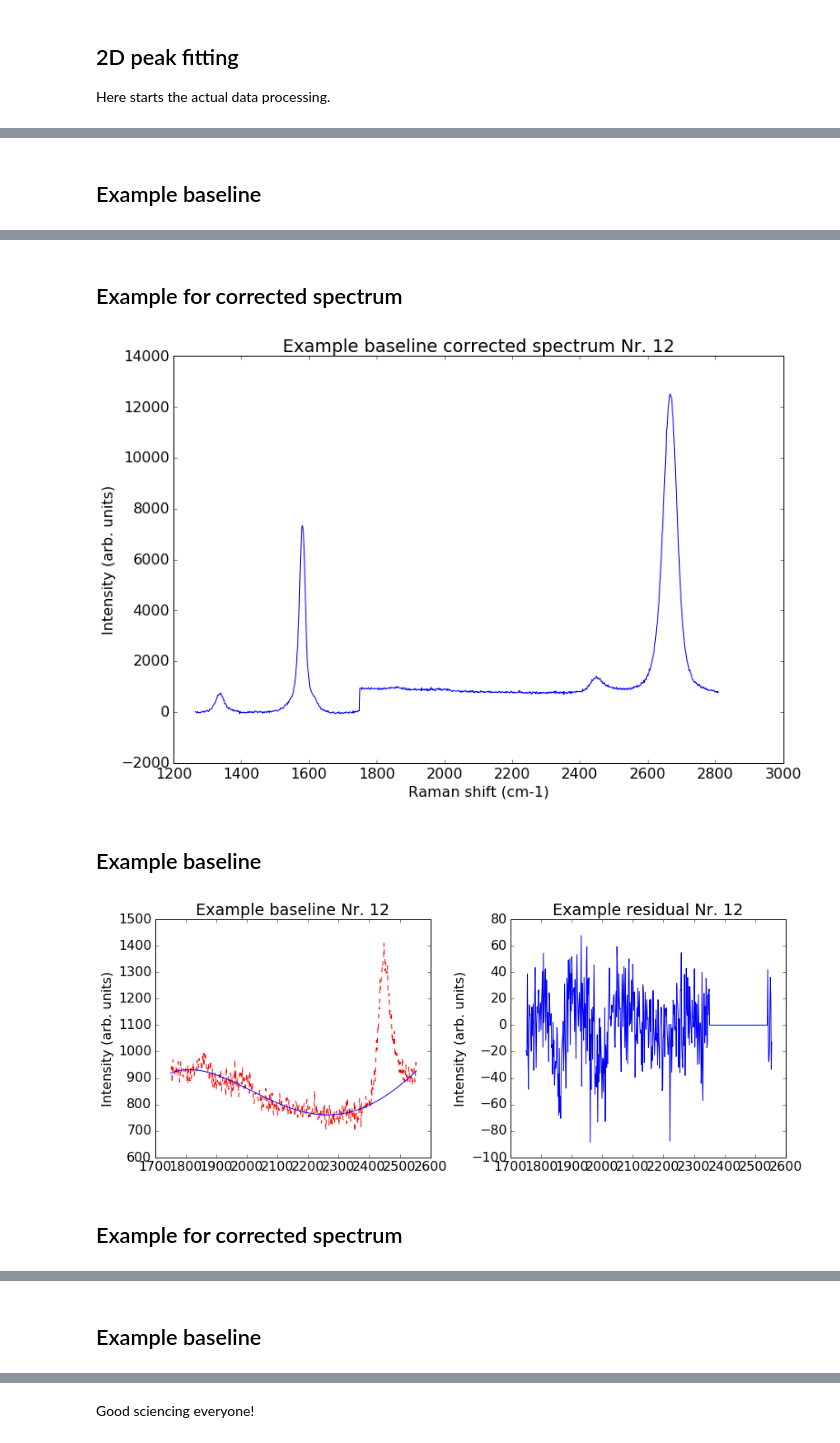
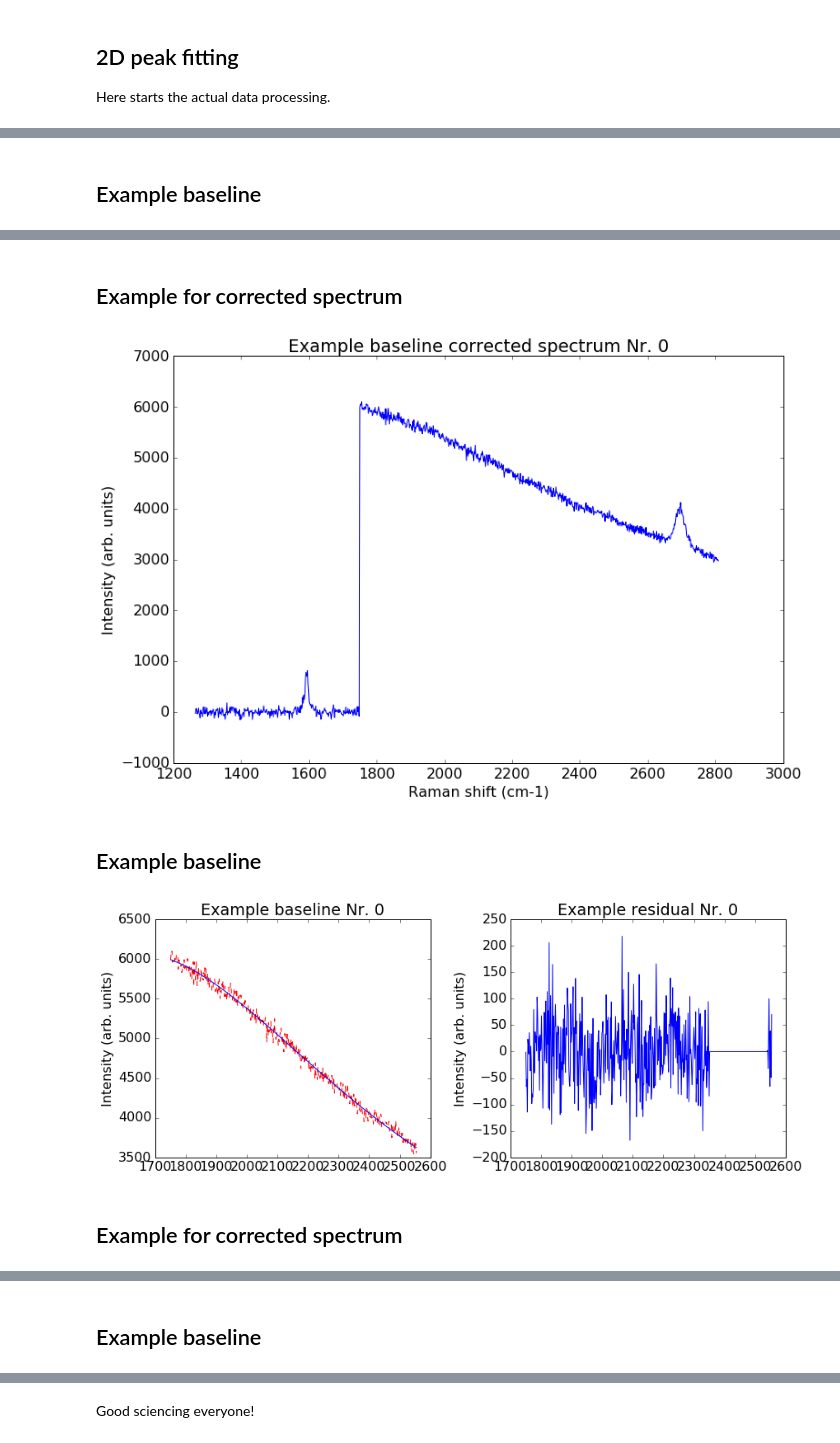
Before and after one commit to graphenestandards/raman, a Jupyter notebook: DtoG-2Dsymetry.ipynb, the cells around one changed output, grey strips where cells are left out. Drawn from its saved outputs; the diff is of its cells as text; code cells hidden in the pictures.

```diff
--- a/DtoG-2Dsymetry.ipynb
+++ b/DtoG-2Dsymetry.ipynb
@@ -126,12 +127,13 @@ TASK = {
     'ramanshift_column': 2,
     'ramanintensity_column': 3,
 
-    #Set to the number of polynomial for baseline subtraction, 0 for no baseline
+    #Set to the order of polynomial for baseline subtraction, 0 for no baseline
     #Maxium allowed value is 7
+    #Note that this is ignored if a partially defined baseline is used
     'baselineOrder': 6,
 
     #Minimum signal-to-noise ratio, if 0 all speactra are used
-    'snr': 5000,
+    'snr': 10,
 
     #The minimum number of remaining spectra after signal-to-noise selection
     'minimumStatisctics': 10,
@@ -153,7 +155,7 @@ BASELINE = [
         #and has
         'polynomialOrder': 2,
         #and requires minimum signal-to-noise ratio
-        'snr': 500  #which can be 0 to include all spectra
+        'snr': 10  #which can be 0 to include all spectra
     },
     {
         'untilX': 2555.0,
@@ -163,7 +165,7 @@ BASELINE = [
     {
         'untilX': 2810.0,
         'polynomialOrder': 1,
-        'snr': 500
+        'snr': 10
     }
 ]
 # %%
@@ -203,6 +199,7 @@ class Dataset:
 
         self.data, self.numberOfDatasets = self.readDatasets(self.task)
         self.datasetX, self.datasetY, self.posX, self.posY = self.prepareDatasets(self.data, self.task)
+        self.avgY = np.average(self.datasetY, axis=0)
 
         self.setWeights(self.task.get('peaks'))
 
@@ -302,6 +299,8 @@ class Dataset:
 
         return (x, y, posx, posy)
 
+    def updateAvgSpec(self):
+        self.avgY = np.average(self.datasetY, axis=0)
 
     def setWeights(self, peaks):
         """Set weights arrays
@@ -394,7 +393,7 @@ class Dataset:
 
                 baseline = mod.eval(modResult.params, x=cutDatasetX[i,:])
 
-                if not exampleSpec == None and i == exampleSpec:
+                if exampleSpec is not None and i == exampleSpec:
                     exampleBaselineData = mod.eval(modResult.params, x=cutDatasetX[i,:])
                     exampleResiduals = modResult.residual
 
@@ -535,6 +534,8 @@ class Dataset:
         self.datasetX = x
         self.datasetY = y
 
+        self.updateAvgSpec()
+
 
     #instead of a single baseline, a partially defined polynomial baseline can be used
     def subtractMultiBaseline(self, baselineParts=None, exampleSpec=None):
@@ -555,6 +556,8 @@ class Dataset:
                 mask=baselineMask)
 
             lastXBoundary = baselinePart.get('untilX')
+
+        self.updateAvgSpec()
 # %% [markdown]
 ## Multi-peak model
 
@@ -569,6 +572,7 @@ class MultiPseudoVoigtModel:
 
         self.datasetX = dataset.datasetX
         self.datasetY = dataset.datasetY
+        self.avgY = dataset.avgY
 
         self.startTime = time.time(),
         self.weights = weights
@@ -639,6 +643,16 @@ class MultiPseudoVoigtModel:
         print('--- Fitting datasets started ',
               time.strftime("%a, %d %b %Y %H:%M:%S +0000", time.gmtime()),
               flush=True)
+        try:
+            self.avgFitResult = self.model.fit(
+                self.avgY,
+                self.parameters,
+                x=self.datasetX[0,:],
+                method='leastsq',
+                weights=self.weights
+            )
+        except Exception as err:
+            print(err)
 
         for i, ydata in enumerate(self.datasetY):
 
@@ -1204,7 +1291,7 @@ DATASET = Dataset(task=TASK)
 
 #next, we subtract a polynomial baseline of order given in TASK['baselineorder]
 #and we sort out spectra with a too low signal to noise level
-DATASET.subtractMultiBaseline(baselineParts=BASELINE, exampleSpec=12)
+DATASET.subtractMultiBaseline(baselineParts=BASELINE, exampleSpec=0)
 
 DATASET.filterDatasetBySNR()
 
@@ -1224,5 +1311,5 @@ Weights arrays initialized
 ## Example for corrected spectrum
-[figure, old version]
+[figure, new version]
 ## Example baseline
-[figure, old version]
+[figure, new version]
 ## Example for corrected spectrum
```
Also changed, not shown: parts of 10 cells of this notebook.
